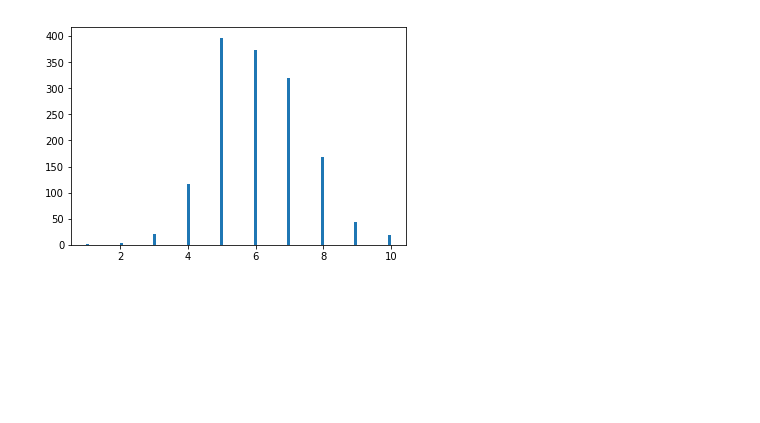
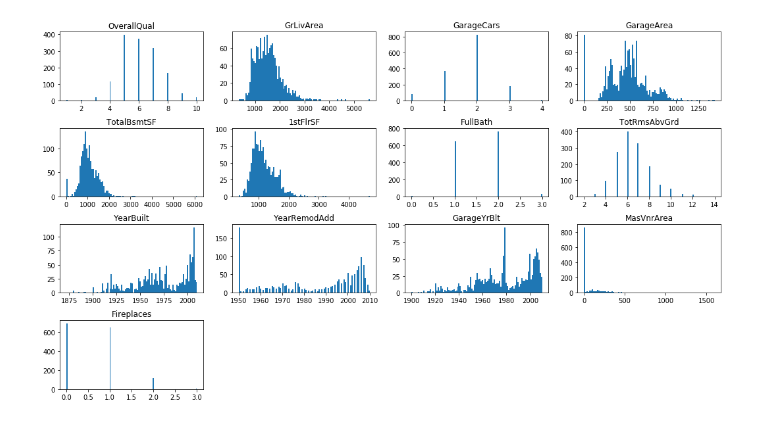
Before and after one commit to anton-mironenko/machine-learning, a Jupyter notebook: projects/capstone/model/capstone.ipynb, the cells around one changed output. Saved outputs shown, nothing was run; the diff lists cells and outputs as text; code cells hidden in the pictures; blank space fills up the shorter version.

```diff
--- a/projects/capstone/model/capstone.ipynb
+++ b/projects/capstone/model/capstone.ipynb
@@ -9,0 +71,18 @@ Let's read the train data and see the basic statistical characteristics like sta
+# %%
+%matplotlib inline
+
+import numpy as np
+import pandas as pd
+from IPython.display import display
+import math
+
+# read training data
+data_train = pd.read_csv("../input/train.csv")
+
+# read testing data
+data_test_final = pd.read_csv("../input/test.csv")
+
+# print some basic dataset characteristics
+print("Training data dimensions: {} data points X {} features".format(*data_train.shape))
+display(data_train.head())
+display(data_train.describe())
@@ -263,6 +438,6 @@ R2 score=0.93668
 # %%
 # Fill NA more carefully
-def fillna_more_carefully(data):
+def remove_na_columns(data):
 
     na_count = data.isnull().sum().sort_values(ascending=False)
     na_percent = (data.isnull().sum()/data.isnull().count()).sort_values(ascending=False)
@@ -272,7 +447,7 @@ def fillna_more_carefully(data):
 #     print("before dropping na columns, number of columns={}".format(data.shape[1]))
 
     na_columns = na_data[na_data['NA percent'] > 0.10].index
-    print("columns with more than 10% NA={}".format(na_columns))
+    print("Features with more than 10% NA, to be removed={}".format(list(na_columns)))
 
     data = data.drop(labels=na_columns, axis=1) # , inplace=True
 #     print("after dropping na columns, number of columns={}".format(data.shape[1]))
@@ -282,28 +457,31 @@ def fillna_more_carefully(data):
 
 def preprocess_data_step_2_1(data_train, data_test):
 
-    data_train = fillna_more_carefully(data_train)
+    print("\n--- Preprocessing training dataset .. ---")
+    data_train = remove_na_columns(data_train)
     data_train = fillna_with_averages(data_train)
 
-    data_test = fillna_more_carefully(data_test)
+    print("\n--- Preprocessing final testing dataset .. ---")
+    data_test = remove_na_columns(data_test)
     data_test = fillna_with_averages(data_test)
 
     return data_train, data_test
 
 def preprocess_data_step_2_2(data_train, data_test):
 
+    print("\n--- Preprocessing training dataset .. ---")
     data_train = one_hot(data_train)
 
+    print("\n--- Preprocessing final testing dataset .. ---")
     data_test = one_hot(data_test)
 
     data_train, data_test = reduce_to_common_columns(data_train, data_test)
 
     return data_train, data_test
 
-print("")
-print("Fill NA more carefully ..")
+print("\nFill NA more carefully ..")
 
-data_train_prep, data_test_prep = preprocess_data_step_2_1(data_train, data_test)
+data_train_prep, data_test_final_prep = preprocess_data_step_2_1(data_train, data_test_final)
 
 # Remove outliers
 outliers_dict = {}
@@ -315,6 +493,8 @@ def to_log(data, columns):
     for feature in columns:
         data[feature] = np.log1p(data[feature])
 
+# Taken from Udacity Unsupervised learning customers segment project code example
+# and then refined
 def get_outliers_rows(data_train_prep_y):
     # For each feature find the data points with extreme high or low values
     numeric_cols = data_train_prep_y._get_numeric_data().columns
@@ -331,7 +511,8 @@ def get_outliers_rows(data_train_prep_y):
 
         # Display the outliers
 #         print("Data points considered outliers for the feature '{}':".format(feature))
-        outliers_data = data_train_prep_y[~((data_train_prep_y[feature] >= Q1 - step) & (data_train_prep_y[feature] <= Q3 + step))]
+        outliers_data = data_train_prep_y[~((data_train_prep_y[feature] >= Q1 - step)
+                                            & (data_train_prep_y[feature] <= Q3 + step))]
         #outliers_indexes.extend(outliers_log_data.index.values)
         for index in outliers_data.index.values:
             outliers_dict[index] = outliers_dict[index] + 1 if index in outliers_dict else 1
@@ -340,36 +521,70 @@ def get_outliers_rows(data_train_prep_y):
 
     outliers_dup_dict = {k : v for k,v in outliers_dict.items() if v > 1}
 
-    print("outliers number={}, percentage of all dataset={:.2f}%".format(len(outliers_dict), len(outliers_dict)/len(data_train_prep_y)*100))
+    print("Outliers number={}, percentage of all dataset={:.2f}%".format(len(outliers_dict),
+                                                                         len(outliers_dict)/len(data_train_prep_y)*100))
 
     # OPTIONAL: Select the indices for data points you wish to remove
     outliers  = list(outliers_dup_dict.keys())
-    print("outliers for more than one feature: outliers number={}, percentage of all dataset: {:.2f}".format(len(outliers), len(outliers)/len(data_train_prep_y)*100))
+    print("Outliers for more than one feature, to be removed: outliers number={}, percentage of all dataset: {:.2f}".format(
+        len(outliers), len(outliers)/len(data_train_prep_y)*100))
 
     return outliers
 
 most_important_columns.remove("SalePrice")
 
-print("Histograms for most important features={}".format(most_important_columns))
-for feature in most_important_columns:
-    draw_histogram(data_train_prep, feature)
+# def draw_histogram(data, feature):
+#     print(feature)
+#     plt.sca(ax_i)
+#     plt.hist(data[feature], bins=100)
+#     plt.title(feature)
+#     plt.show()
+
+def draw_histograms(data, features):
+
+    columns_num = 4
+    rows_num = math.ceil(len(features) / columns_num)
+
+    i = 1
+    f = plt.figure(figsize=(18,10))
+    f.subplots_adjust(hspace=0.4, wspace=0.2)
+    for feature in features:
+
+        ax = f.add_subplot(rows_num, columns_num, i)
+#         plt.subplot(rows_num, columns_num, i)
+        ax.hist(data[feature], bins=100)
+        ax.set_title(feature)
+        i += 1
+    plt.show()
+
+print("\nHistograms for most important features={}".format(most_important_columns))
+draw_histograms(data_train_prep, most_important_columns)
+
+# i = 0
+# for feature in most_important_columns:
+#     draw_histogram(data_train_prep, feature, ax[i])
+#     i += 1
+
+# plt.show()
 
 # Manually selected features that requre transforming to log.
 columns_to_log = ["GrLivArea", "GarageArea", "TotalBsmtSF", "1stFlrSF", "YearBuilt", "GarageYrBlt", "MasVnrArea"]
-print("Manually selected features that requre tran to log={}".format(columns_to_log))
+print("Manually selected features that requre transformation to logarithm={}".format(columns_to_log))
 
 # Transforming manually selected features to log.
 print("Transforming manually selected features to log ..")
 to_log(data_train_prep, columns_to_log)
-to_log(data_test_prep, columns_to_log)
+to_log(data_test_final_prep, columns_to_log)
 
-print("Histograms for manually selected features={}".format(most_important_columns))
-for feature in columns_to_log:
-    draw_histogram(data_train_prep, feature)
+print("\nHistograms for these features:")
+draw_histograms(data_train_prep, columns_to_log)
+
+# for feature in columns_to_log:
+#     draw_histogram(data_train_prep, feature)
 
 outliers = get_outliers_rows(data_train_prep_y)
 
-data_train_prep, data_test_prep = preprocess_data_step_2_2(data_train_prep, data_test_prep)
+data_train_prep, data_test_final_prep = preprocess_data_step_2_2(data_train_prep, data_test_final_prep)
 
 data_train_prep.drop(outliers, axis=0, inplace=True)
 y_log.drop(outliers, axis=0, inplace=True)
@@ -392 +605 @@ OverallQual
-[figure, old version]
+[figure, new version]
```
Also changed, not shown: parts of 34 cells of this notebook, 2 other files.
